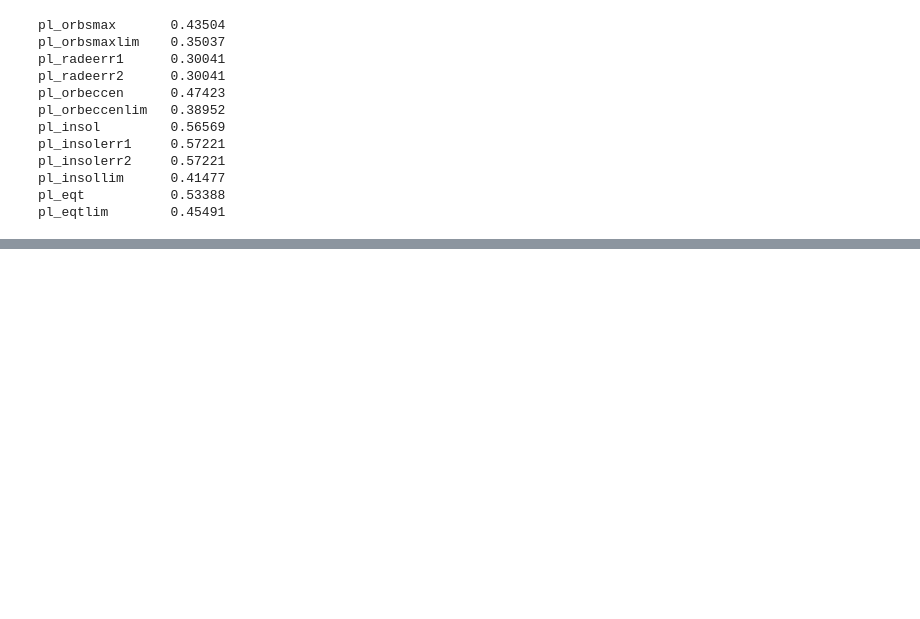
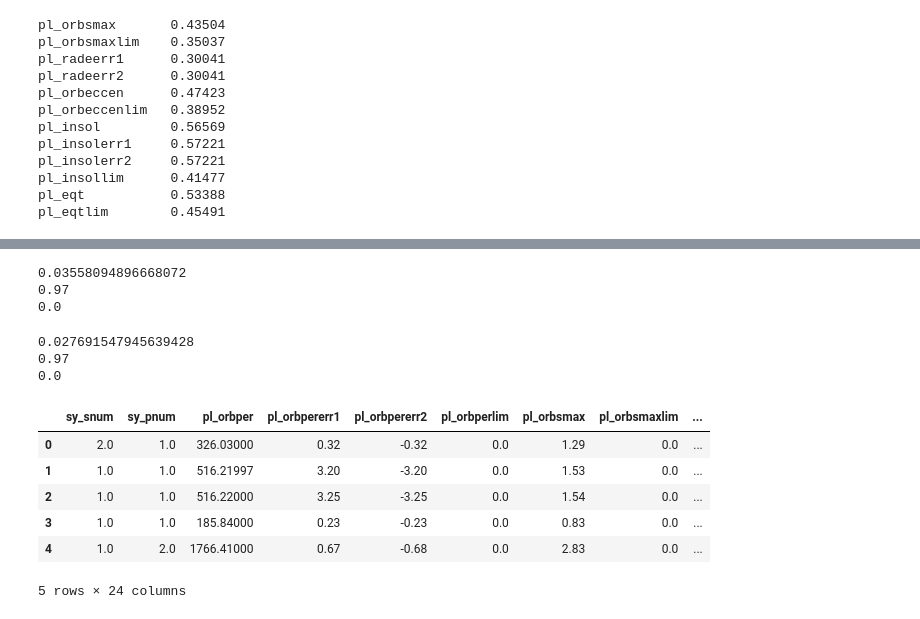
Before and after one commit to hikmetguner/exoplanet-habitability, a Jupyter notebook: dscp.ipynb, the cells around one changed output, grey strips where cells are left out. Drawn from its saved outputs; the diff is of its cells as text; code cells hidden in the pictures; blank space fills up the shorter version.

```diff
--- a/dscp.ipynb
+++ b/dscp.ipynb
@@ -326,0 +363,8 @@ pl_eqtlim        0.45491
+# %%
+print(df['pl_orbeccen'].mean())
+print(df['pl_orbeccen'].max())
+print(df['pl_orbeccen'].min())
+# %% [output]
+0.03558094896668072
+0.97
+0.0
@@ -326,0 +374,19 @@ pl_eqtlim        0.45491
+# %%
+print(df['pl_orbeccen'].mean())
+print(df['pl_orbeccen'].max())
+print(df['pl_orbeccen'].min())
+# %% [output]
+0.027691547945639428
+0.97
+0.0
+# %%
+df.isna().sum()
+df.head()
+# %% [output]
+|  | sy_snum | sy_pnum | pl_orbper | pl_orbpererr1 | pl_orbpererr2 | pl_orbperlim | pl_orbsmax | pl_orbsmaxlim | ... |
+| 0 | 2.0 | 1.0 | 326.03000 | 0.32 | -0.32 | 0.0 | 1.29 | 0.0 | ... |
+| 1 | 1.0 | 1.0 | 516.21997 | 3.20 | -3.20 | 0.0 | 1.53 | 0.0 | ... |
+| 2 | 1.0 | 1.0 | 516.22000 | 3.25 | -3.25 | 0.0 | 1.54 | 0.0 | ... |
+| 3 | 1.0 | 1.0 | 185.84000 | 0.23 | -0.23 | 0.0 | 0.83 | 0.0 | ... |
+| 4 | 1.0 | 2.0 | 1766.41000 | 0.67 | -0.68 | 0.0 | 2.83 | 0.0 | ... |
+5 rows × 24 columns
```
Also changed, not shown: parts of 15 cells of this notebook.
